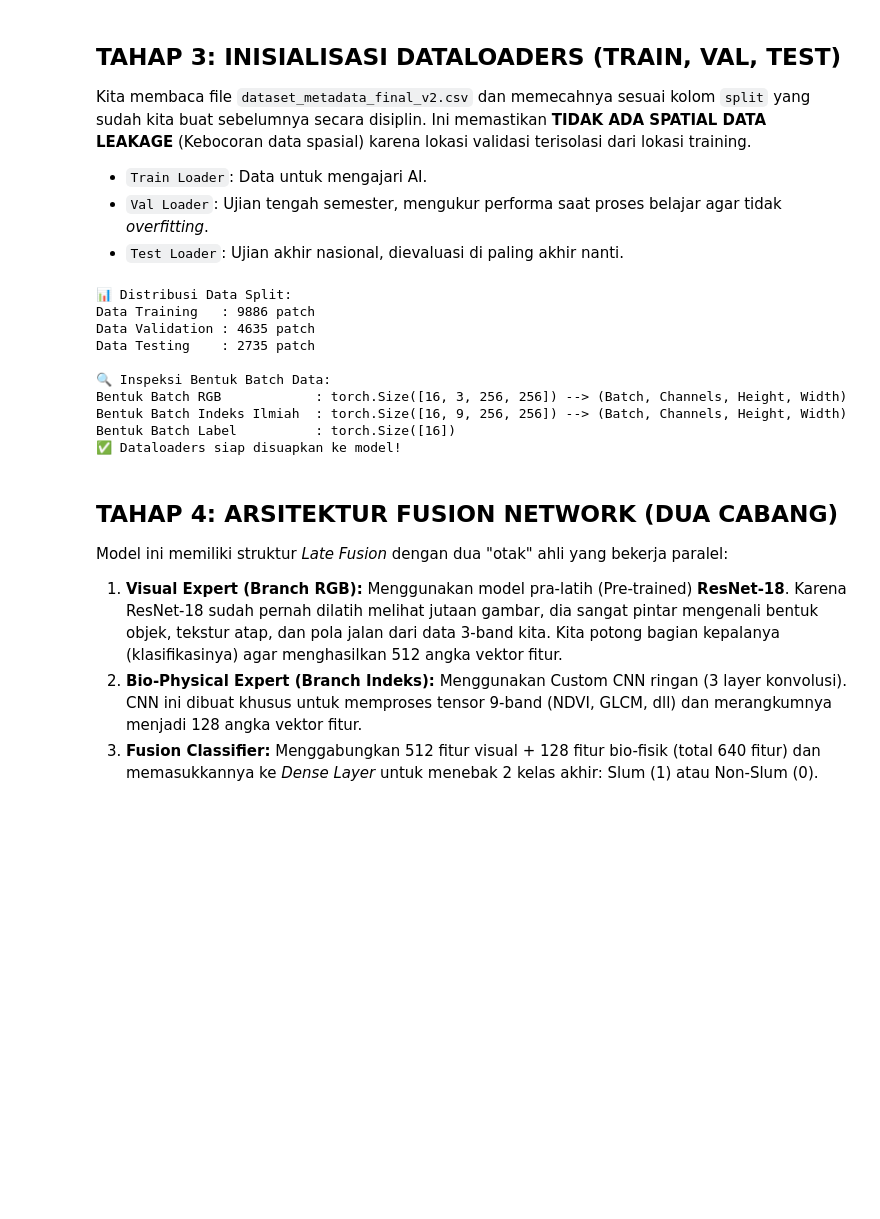
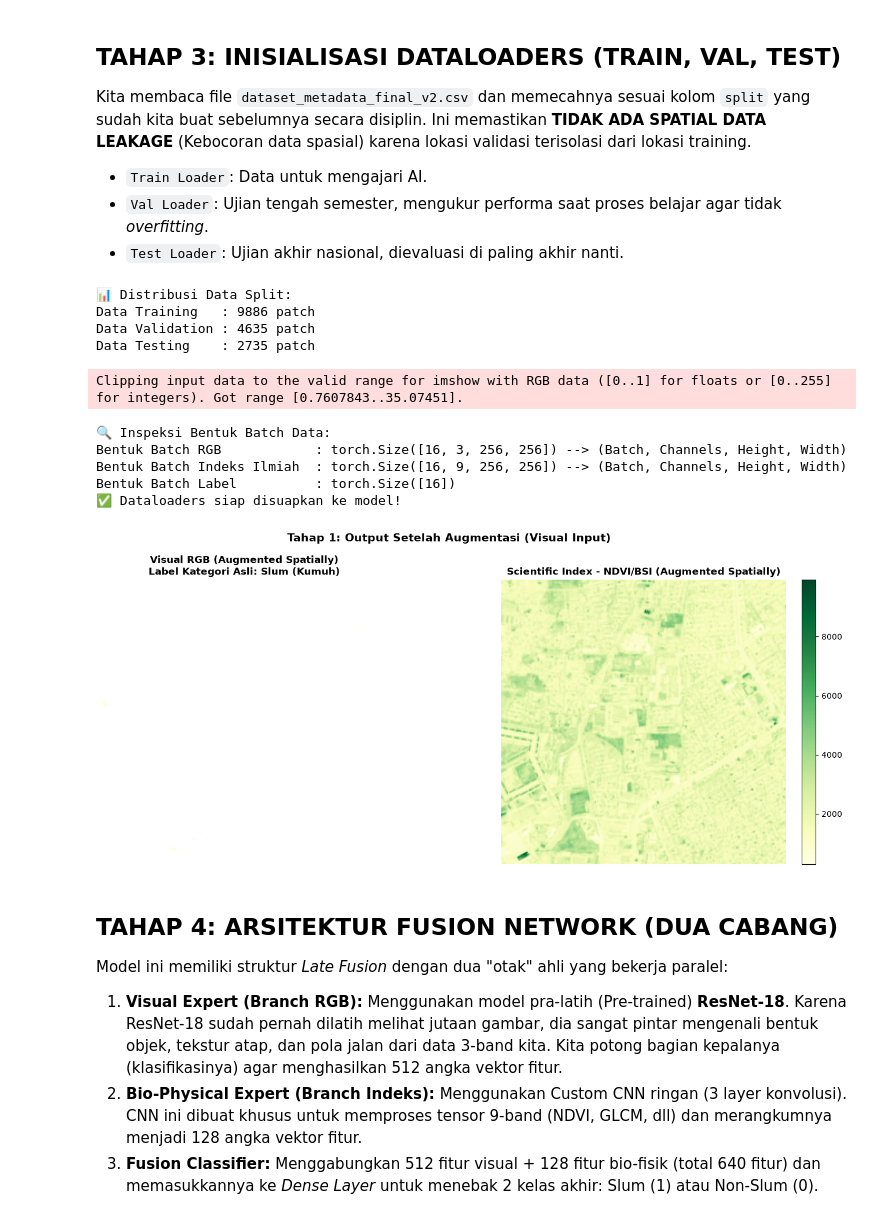
Before and after one commit to ratuanfajar/UrbanPulse, a Jupyter notebook: notebookv2/02_finetunning.ipynb, the cells around one changed output. Drawn from its saved outputs; the diff is of its cells as text; code cells hidden in the pictures; blank space fills up the shorter version.

Commit message:
add visualization

```diff
--- a/notebookv2/02_finetunning.ipynb
+++ b/notebookv2/02_finetunning.ipynb
@@ -121,41 +125,67 @@ df_train = df_meta[df_meta['split'] == 'train'].copy()
 df_val   = df_meta[df_meta['split'] == 'val'].copy()
 df_test  = df_meta[df_meta['split'] == 'test'].copy()
 
 print("📊 Distribusi Data Split:")
 print(f"Data Training   : {len(df_train)} patch")
 print(f"Data Validation : {len(df_val)} patch")
 print(f"Data Testing    : {len(df_test)} patch")
 
 # 3. Bungkus ke dalam Custom Dataset kita
-# Catatan: is_train=True hanya untuk train dataset untuk mengaktifkan augmentasi spasial
 train_dataset = UrbanPulseFusionDataset(df_train, PATCHES_DIR, is_train=True)
 val_dataset   = UrbanPulseFusionDataset(df_val, PATCHES_DIR, is_train=False)
 test_dataset  = UrbanPulseFusionDataset(df_test, PATCHES_DIR, is_train=False)
 
-# 4. Masukkan ke dalam PyTorch DataLoader (PERBAIKAN UNTUK CPU LOKAL)
+# 4. Masukkan ke dalam PyTorch DataLoader
 train_loader = DataLoader(train_dataset, batch_size=BATCH_SIZE, shuffle=True, num_workers=0, pin_memory=False)
 val_loader   = DataLoader(val_dataset, batch_size=BATCH_SIZE, shuffle=False, num_workers=0, pin_memory=False)
 test_loader  = DataLoader(test_dataset, batch_size=BATCH_SIZE, shuffle=False, num_workers=0, pin_memory=False)
 
 # Tes ambil 1 batch untuk memastikan dimensi keluaran sudah benar
 sample_rgb, sample_idx, sample_labels = next(iter(train_loader))
 
 print("\n🔍 Inspeksi Bentuk Batch Data:")
 print(f"Bentuk Batch RGB            : {sample_rgb.shape} --> (Batch, Channels, Height, Width)")
 print(f"Bentuk Batch Indeks Ilmiah  : {sample_idx.shape} --> (Batch, Channels, Height, Width)")
 print(f"Bentuk Batch Label          : {sample_labels.shape}")
 print("✅ Dataloaders siap disuapkan ke model!")
+
+# =========================================================================
+# 📸 TAHAP 1: OUTPUT SETELAH AUGMENTASI (VISUAL INPUT)
+# =========================================================================
+rgb_augmented = sample_rgb[0].permute(1, 2, 0).numpy()
+ndvi_augmented = sample_idx[0][0].numpy()
+
+fig, axes = plt.subplots(1, 2, figsize=(14, 6))
+
+# Tampilkan Gambar RGB Satelit yang mengalami augmentasi spasial (diputar/dibalik)
+axes[0].imshow(rgb_augmented)
+label_text = "Slum (Kumuh)" if sample_labels[0].item() == 1 else "Non-Slum (Aman)"
+axes[0].set_title(f"Visual RGB (Augmented Spatially)\nLabel Kategori Asli: {label_text}",
+                  fontsize=12, fontweight='bold')
+axes[0].axis('off')
+
+# Tampilkan Indeks Ilmiah Satelit (NDVI) yang ikut berputar secara sinkron
+im = axes[1].imshow(ndvi_augmented, cmap='YlGn')
+axes[1].set_title("Scientific Index - NDVI/BSI (Augmented Spatially)",
+                  fontsize=12, fontweight='bold')
+axes[1].axis('off')
+fig.colorbar(im, ax=axes[1], fraction=0.046, pad=0.04)
+
+plt.suptitle("Tahap 1: Output Setelah Augmentasi (Visual Input)", fontsize=14, fontweight='bold')
+plt.tight_layout()
+plt.show()
 # %% [output]
 📊 Distribusi Data Split:
 Data Training   : 9886 patch
 Data Validation : 4635 patch
 Data Testing    : 2735 patch
-
-🔍 Inspeksi Bentuk Batch Data:
-Bentuk Batch RGB            : torch.Size([16, 3, 256, 256]) --> (Batch, Channels, Height, Width)
-Bentuk Batch Indeks Ilmiah  : torch.Size([16, 9, 256, 256]) --> (Batch, Channels, Height, Width)
-Bentuk Batch Label          : torch.Size([16])
-✅ Dataloaders siap disuapkan ke model!
+Clipping input data to the valid range for imshow with RGB data ([0..1] for floats or [0..255] for integers). Got range [0.7607843..35.07451].
+🔍 Inspeksi Bentuk Batch Data:
+Bentuk Batch RGB            : torch.Size([16, 3, 256, 256]) --> (Batch, Channels, Height, Width)
+Bentuk Batch Indeks Ilmiah  : torch.Size([16, 9, 256, 256]) --> (Batch, Channels, Height, Width)
+Bentuk Batch Label          : torch.Size([16])
+✅ Dataloaders siap disuapkan ke model!
+[figure, added]
 # %% [markdown]
 ## TAHAP 4: ARSITEKTUR FUSION NETWORK (DUA CABANG)
 Model ini memiliki struktur *Late Fusion* dengan dua "otak" ahli yang bekerja paralel:
```
Also changed, not shown: parts of 5 cells of this notebook, 4 other files.
